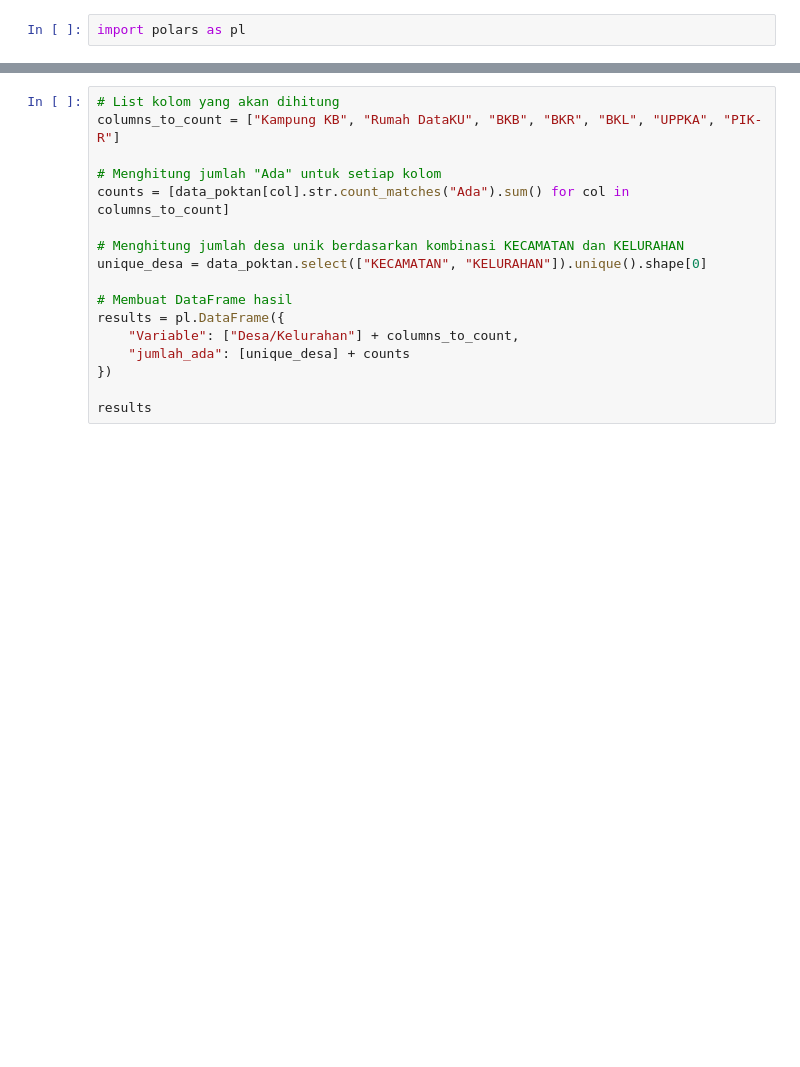
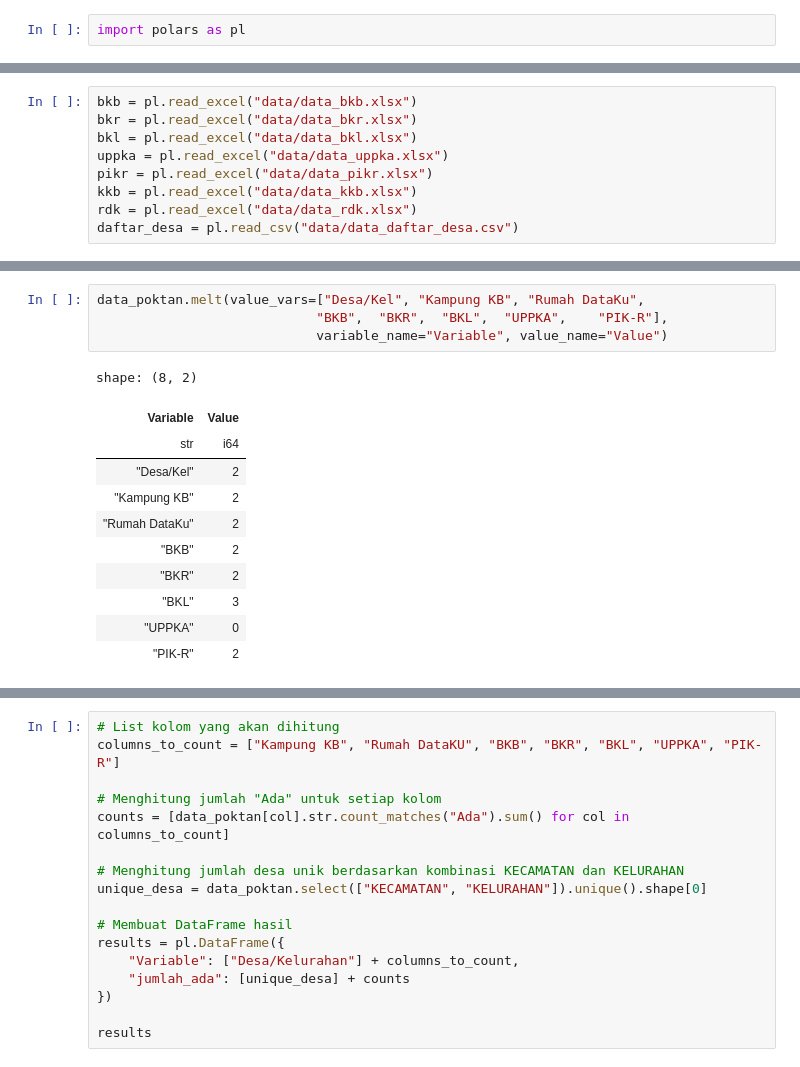
Before and after one commit to pokja0/profil_desa_siga, a Jupyter notebook: tes_polar.ipynb, the cells around one changed output, grey strips where cells are left out. Drawn from its saved outputs; the diff is of its cells as text; blank space fills up the shorter version.

```diff
--- a/tes_polar.ipynb
+++ b/tes_polar.ipynb
@@ -2,0 +5,9 @@ import polars as pl
+# %%
+bkb = pl.read_excel("data/data_bkb.xlsx")
+bkr = pl.read_excel("data/data_bkr.xlsx")
+bkl = pl.read_excel("data/data_bkl.xlsx")
+uppka = pl.read_excel("data/data_uppka.xlsx")
+pikr = pl.read_excel("data/data_pikr.xlsx")
+kkb = pl.read_excel("data/data_kkb.xlsx")
+rdk = pl.read_excel("data/data_rdk.xlsx")
+daftar_desa = pl.read_csv("data/data_daftar_desa.csv")
@@ -2,0 +62,16 @@ import polars as pl
+# %%
+data_poktan.melt(value_vars=["Desa/Kel", "Kampung KB", "Rumah DataKu",
+                            "BKB",	"BKR",	"BKL",	"UPPKA",	"PIK-R"],
+                            variable_name="Variable", value_name="Value")
+# %% [output]
+shape: (8, 2)
+| Variable | Value |
+| str | i64 |
+| "Desa/Kel" | 2 |
+| "Kampung KB" | 2 |
+| "Rumah DataKu" | 2 |
+| "BKB" | 2 |
+| "BKR" | 2 |
+| "BKL" | 3 |
+| "UPPKA" | 0 |
+| "PIK-R" | 2 |
```
Also changed, not shown: parts of 27 cells of this notebook, 23 other files.
